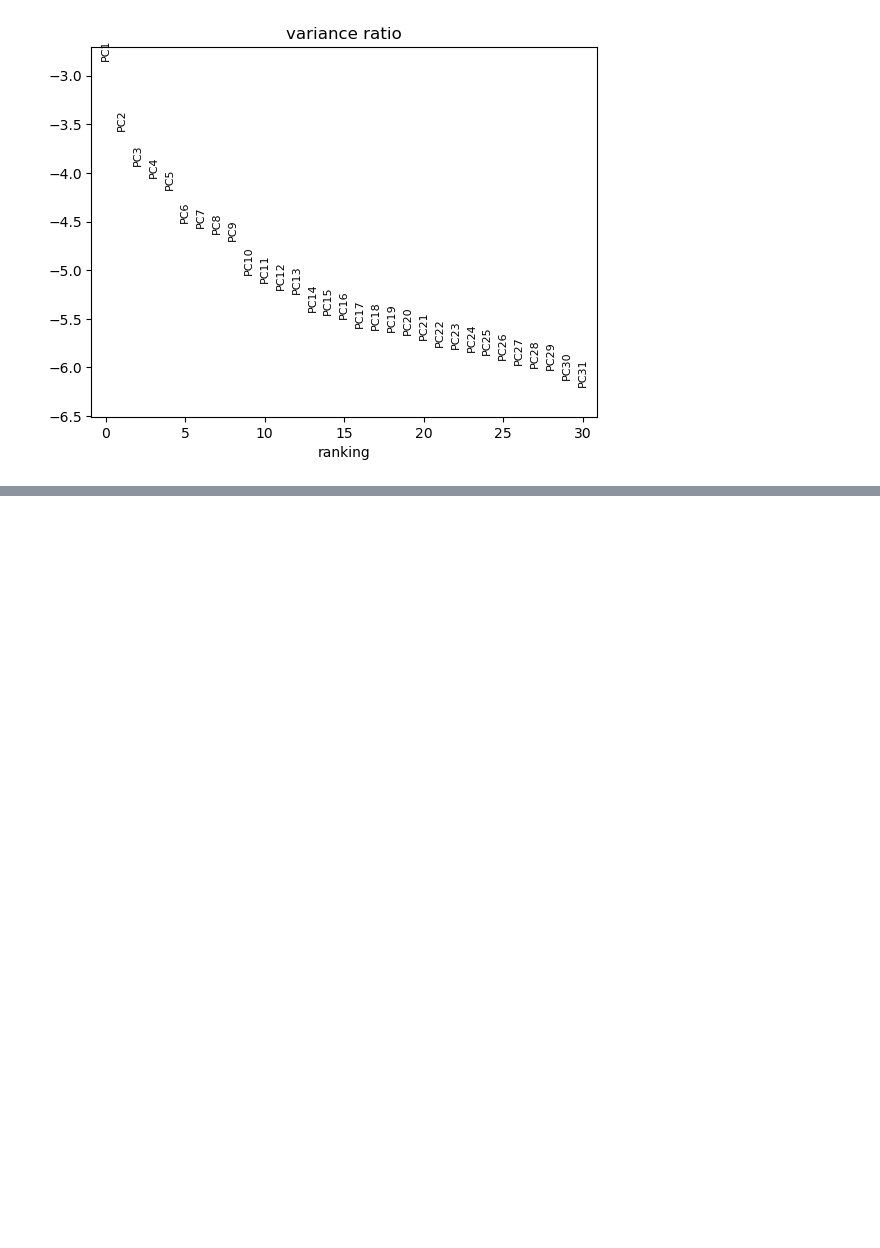
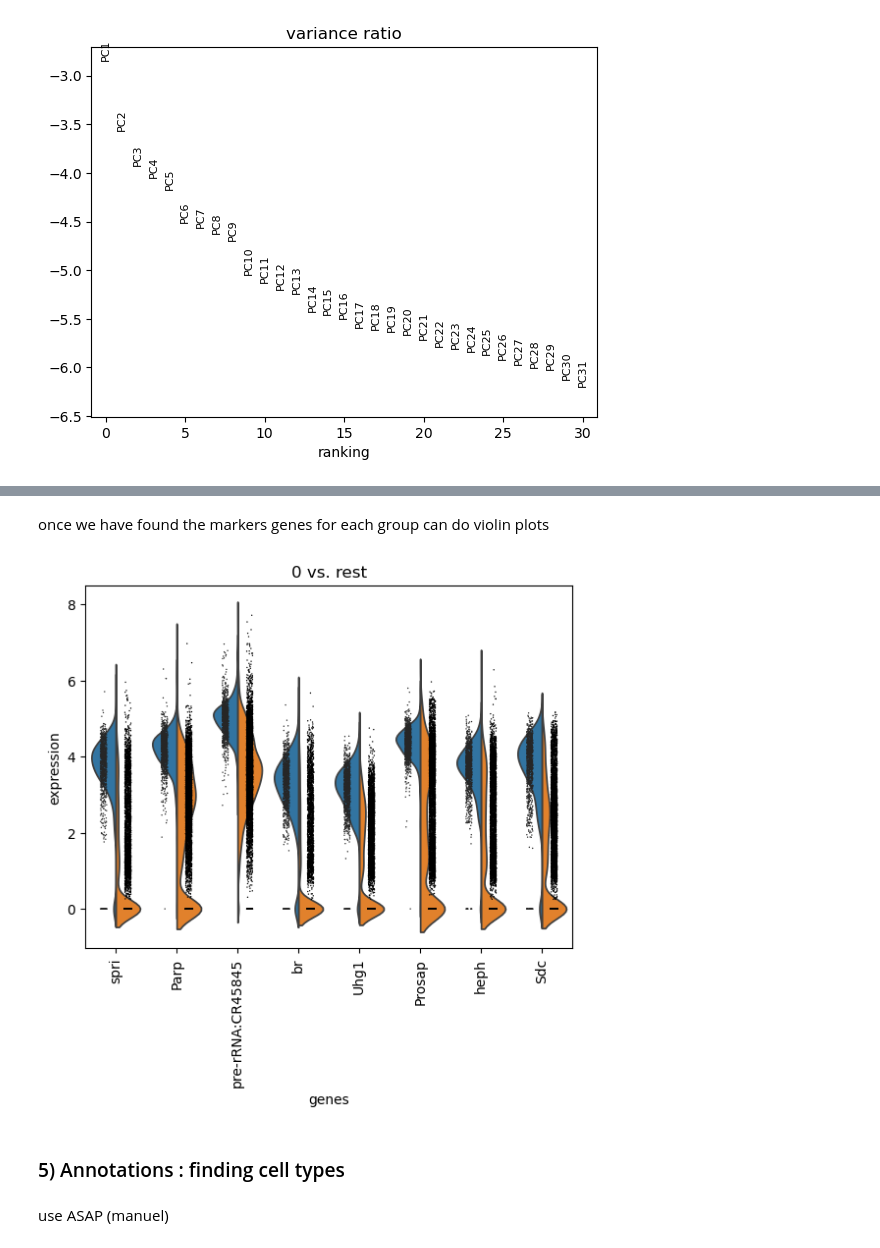
Before and after one commit to Gabrielle-Blouvac/scBIO, a Jupyter notebook: ovaries_RNA_seq_all.ipynb, the cells around one changed output, grey strips where cells are left out. Cells and saved outputs as stored; diff of their text form; code cells hidden in the pictures; blank space fills up the shorter version.

```diff
--- a/ovaries_RNA_seq_all.ipynb
+++ b/ovaries_RNA_seq_all.ipynb
@@ -144,0 +234,10 @@ sc.pl.umap(adata, color=["Cp15", "mamo"])
+# %% [markdown]
+once we have found the markers genes for each group can do violin plots
+# %%
+sc.pl.rank_genes_groups_violin(adata, groups="0", n_genes=8)
+# %% [output]
+[figure, added]
+# %% [markdown]
+### 5) Annotations : finding cell types
+# %% [markdown]
+use ASAP (manuel)
```
Also changed, not shown: parts of 29 cells of this notebook.
